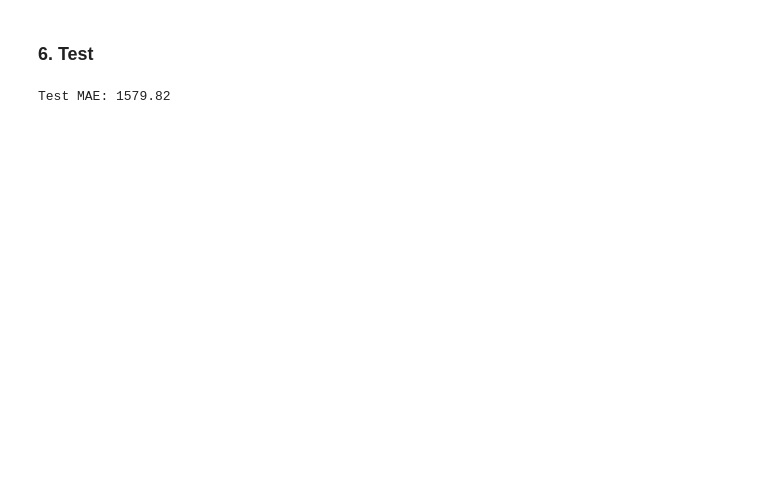
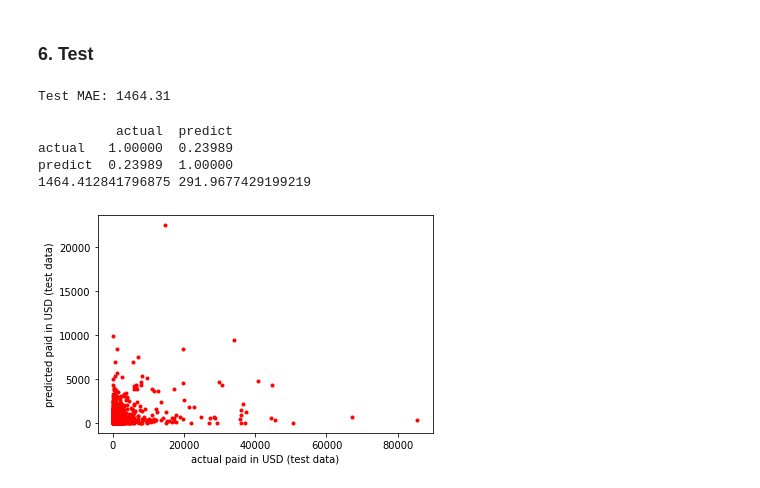
Before and after one commit to balaksuiuc/CS598IQVIAClaims, a Jupyter notebook: src/cost_prediction.ipynb, the cells around one changed output. Saved outputs shown, nothing was run; the diff lists cells and outputs as text; code cells hidden in the pictures; blank space fills up the shorter version.

```diff
--- a/src/cost_prediction.ipynb
+++ b/src/cost_prediction.ipynb
@@ -724,6 +724,13 @@ class Basemodel(nn.Module):
         self.fc1 = torch.nn.Linear(in_features=self.input_size, out_features=self.hidden_size)
         self.fc2 = torch.nn.Linear(in_features=self.hidden_size, out_features=self.hidden_size)
         self.fc3 = torch.nn.Linear(in_features=self.hidden_size, out_features=self.hidden_size)
+        self.fc3_1 = torch.nn.Linear(in_features=self.hidden_size, out_features=self.hidden_size)
+        self.fc3_2 = torch.nn.Linear(in_features=self.hidden_size, out_features=self.hidden_size)
+        self.fc3_3 = torch.nn.Linear(in_features=self.hidden_size, out_features=self.hidden_size)
+        self.fc3_4 = torch.nn.Linear(in_features=self.hidden_size, out_features=self.hidden_size)
+        self.fc3_5 = torch.nn.Linear(in_features=self.hidden_size, out_features=self.hidden_size)
+        self.fc3_6 = torch.nn.Linear(in_features=self.hidden_size, out_features=self.hidden_size)
+        self.fc3_7 = torch.nn.Linear(in_features=self.hidden_size, out_features=self.hidden_size)
         self.fc4 = torch.nn.Linear(in_features=self.hidden_size+self.input_size, out_features=self.output_size)
         self.do = nn.Dropout(0.5)
 
@@ -737,6 +744,13 @@ class Basemodel(nn.Module):
         x = self.fc1(x)
         x = self.fc2(x)
         x = self.fc3(x)
+        x = self.fc3_1(x)
+        x = self.fc3_2(x)
+        x = self.fc3_3(x)
+        x = self.fc3_4(x)
+        x = self.fc3_5(x)
+        x = self.fc3_6(x)
+        x = self.fc3_7(x)
 
         #print(x.shape)
         #print(x0.shape)
@@ -890,4 +911,32 @@ Epoch: 25        Training Loss: 1056.734765      Training MAE: 1045.803282
 _, test_mae, _ = evaluate(model, test_loader)
 print('Test MAE: %.2f'%(test_mae))
 # %% [output]
-Test MAE: 1579.82
+Test MAE: 1464.31
+# %%
+## get the model prediction and actual values
+outpred, outact = [], []
+for xx, yy in test_loader:
+  ypred = model(xx)
+  outpred.extend(ypred.cpu().detach().numpy())
+  outact.extend(yy.cpu().detach().numpy())
+
+outpred = numpy.concatenate(outpred)
+outact  = numpy.concatenate(outact)
+
+import matplotlib.pylab as plt
+import pandas
+df = pandas.DataFrame({'actual':outact, 'predict':outpred})
+df = df.sort_values('actual')
+print(df.corr())
+plt.plot(df.actual, df.predict, 'r.')
+plt.xlabel('actual paid in USD (test data)')
+plt.ylabel('predicted paid in USD (test data)')
+
+df['ABSERROR'] = numpy.abs(df.actual - df.predict)
+print(df.ABSERROR.mean(), df.ABSERROR.median())
+# %% [output]
+          actual  predict
+actual   1.00000  0.23989
+predict  0.23989  1.00000
+1464.412841796875 291.9677429199219
+[figure, added]
```
Also changed, not shown: parts of 3 cells of this notebook.
